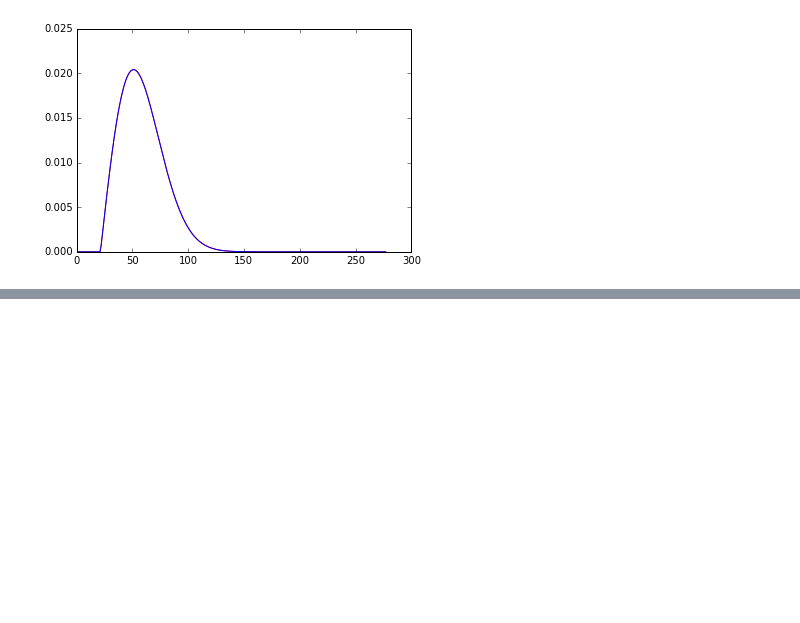
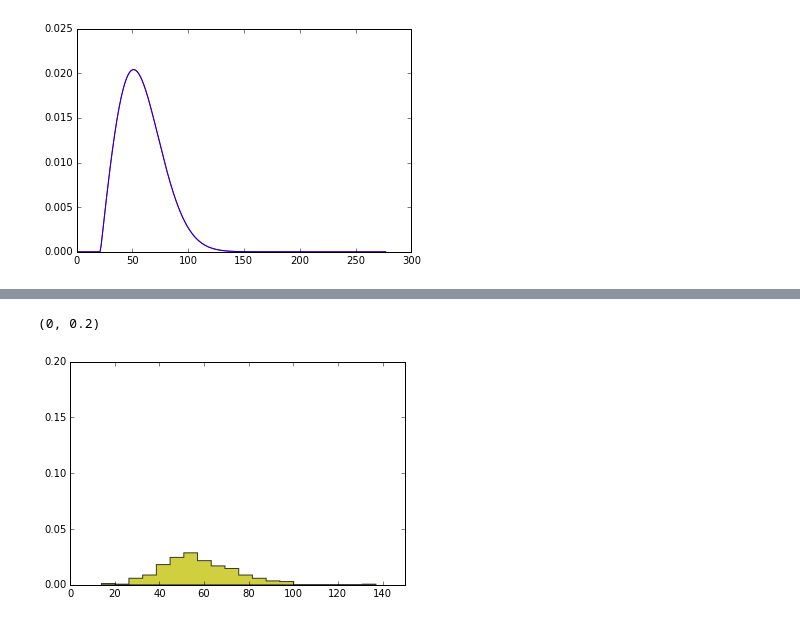
Before and after one commit to dvalenzano/uBiome_Network, a Jupyter notebook: Network_distribution_powerfit.ipynb, the cells around one changed output, grey strips where cells are left out. Saved outputs shown, nothing was run; the diff lists cells and outputs as text; code cells hidden in the pictures; blank space fills up the shorter version.

```diff
--- a/Network_distribution_powerfit.ipynb
+++ b/Network_distribution_powerfit.ipynb
@@ -281,0 +261,7 @@ array([ 50,  37,  48,  79,  40,  73,  72,  49,  92,  38,  50,  35,  38,
+# %%
+n, bins, patches = plt.hist([int(i[0]) for i in abx], 20, normed=1, facecolor='y', alpha=0.75, histtype='stepfilled')
+plt.xlim(0,150)
+plt.ylim(0,0.2)
+# %% [output]
+(0, 0.2)
+[figure, added]
```
Also changed, not shown: parts of 11 cells of this notebook.
